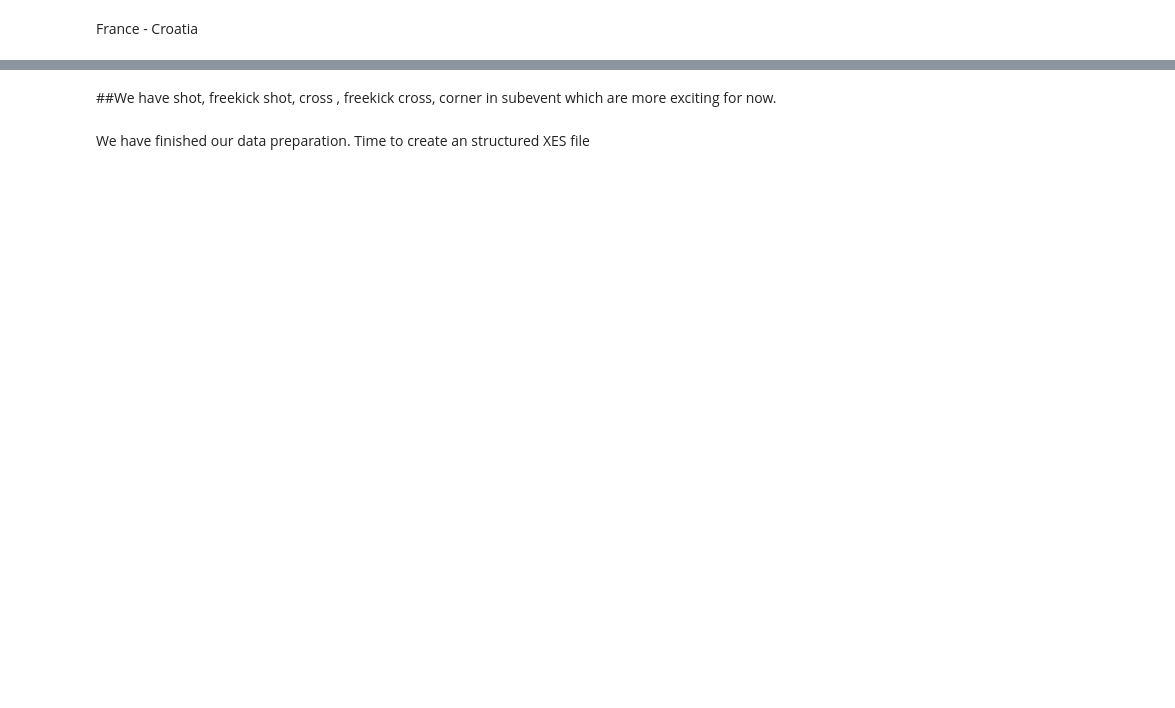
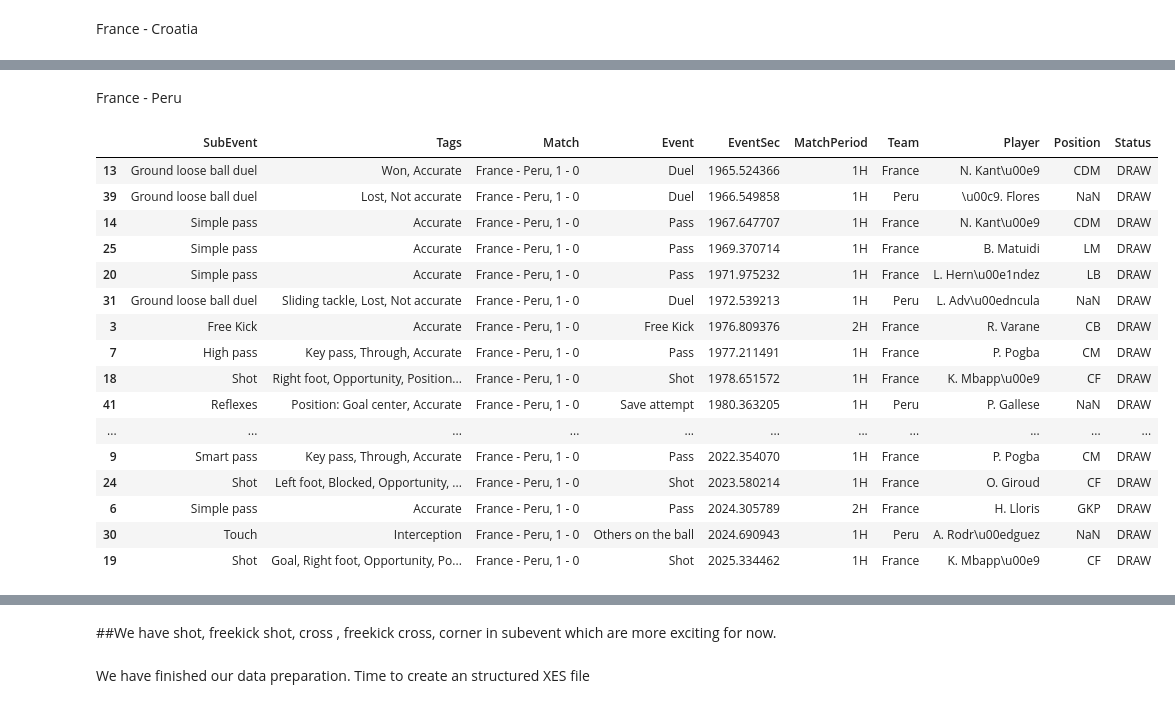
Before and after one commit to MrSachin7/ProcessMiningProject, a Jupyter notebook: Data_preparation/index.ipynb, the cells around one changed output, grey strips where cells are left out. Saved outputs shown, nothing was run; the diff lists cells and outputs as text; code cells hidden in the pictures; blank space fills up the shorter version.

```diff
--- a/Data_preparation/index.ipynb
+++ b/Data_preparation/index.ipynb
@@ -429,0 +524,23 @@ data
+# %% [markdown]
+France - Peru
+# %%
+events_peru = events_before_goal_by_minutes(data, 'Peru', minutes=1)
+events_peru
+# %% [output]
+|  | SubEvent | Tags | Match | Event | EventSec | MatchPeriod | Team | Player | Position | Status |
+| 13 | Ground loose ball duel | Won, Accurate | France - Peru, 1 - 0 | Duel | 1965.524366 | 1H | France | N. Kant\u00e9 | CDM | DRAW |
+| 39 | Ground loose ball duel | Lost, Not accurate | France - Peru, 1 - 0 | Duel | 1966.549858 | 1H | Peru | \u00c9. Flores | NaN | DRAW |
+| 14 | Simple pass | Accurate | France - Peru, 1 - 0 | Pass | 1967.647707 | 1H | France | N. Kant\u00e9 | CDM | DRAW |
+| 25 | Simple pass | Accurate | France - Peru, 1 - 0 | Pass | 1969.370714 | 1H | France | B. Matuidi | LM | DRAW |
+| 20 | Simple pass | Accurate | France - Peru, 1 - 0 | Pass | 1971.975232 | 1H | France | L. Hern\u00e1ndez | LB | DRAW |
+| 31 | Ground loose ball duel | Sliding tackle, Lost, Not accurate | France - Peru, 1 - 0 | Duel | 1972.539213 | 1H | Peru | L. Adv\u00edncula | NaN | DRAW |
+| 3 | Free Kick | Accurate | France - Peru, 1 - 0 | Free Kick | 1976.809376 | 2H | France | R. Varane | CB | DRAW |
+| 7 | High pass | Key pass, Through, Accurate | France - Peru, 1 - 0 | Pass | 1977.211491 | 1H | France | P. Pogba | CM | DRAW |
+| 18 | Shot | Right foot, Opportunity, Position... | France - Peru, 1 - 0 | Shot | 1978.651572 | 1H | France | K. Mbapp\u00e9 | CF | DRAW |
+| 41 | Reflexes | Position: Goal center, Accurate | France - Peru, 1 - 0 | Save attempt | 1980.363205 | 1H | Peru | P. Gallese | NaN | DRAW |
+| ... | ... | ... | ... | ... | ... | ... | ... | ... | ... | ... |
+| 9 | Smart pass | Key pass, Through, Accurate | France - Peru, 1 - 0 | Pass | 2022.354070 | 1H | France | P. Pogba | CM | DRAW |
+| 24 | Shot | Left foot, Blocked, Opportunity, ... | France - Peru, 1 - 0 | Shot | 2023.580214 | 1H | France | O. Giroud | CF | DRAW |
+| 6 | Simple pass | Accurate | France - Peru, 1 - 0 | Pass | 2024.305789 | 2H | France | H. Lloris | GKP | DRAW |
+| 30 | Touch | Interception | France - Peru, 1 - 0 | Others on the ball | 2024.690943 | 1H | Peru | A. Rodr\u00edguez | NaN | DRAW |
+| 19 | Shot | Goal, Right foot, Opportunity, Po... | France - Peru, 1 - 0 | Shot | 2025.334462 | 1H | France | K. Mbapp\u00e9 | CF | DRAW |
```
Also changed, not shown: parts of 35 cells of this notebook, 4 other files.
